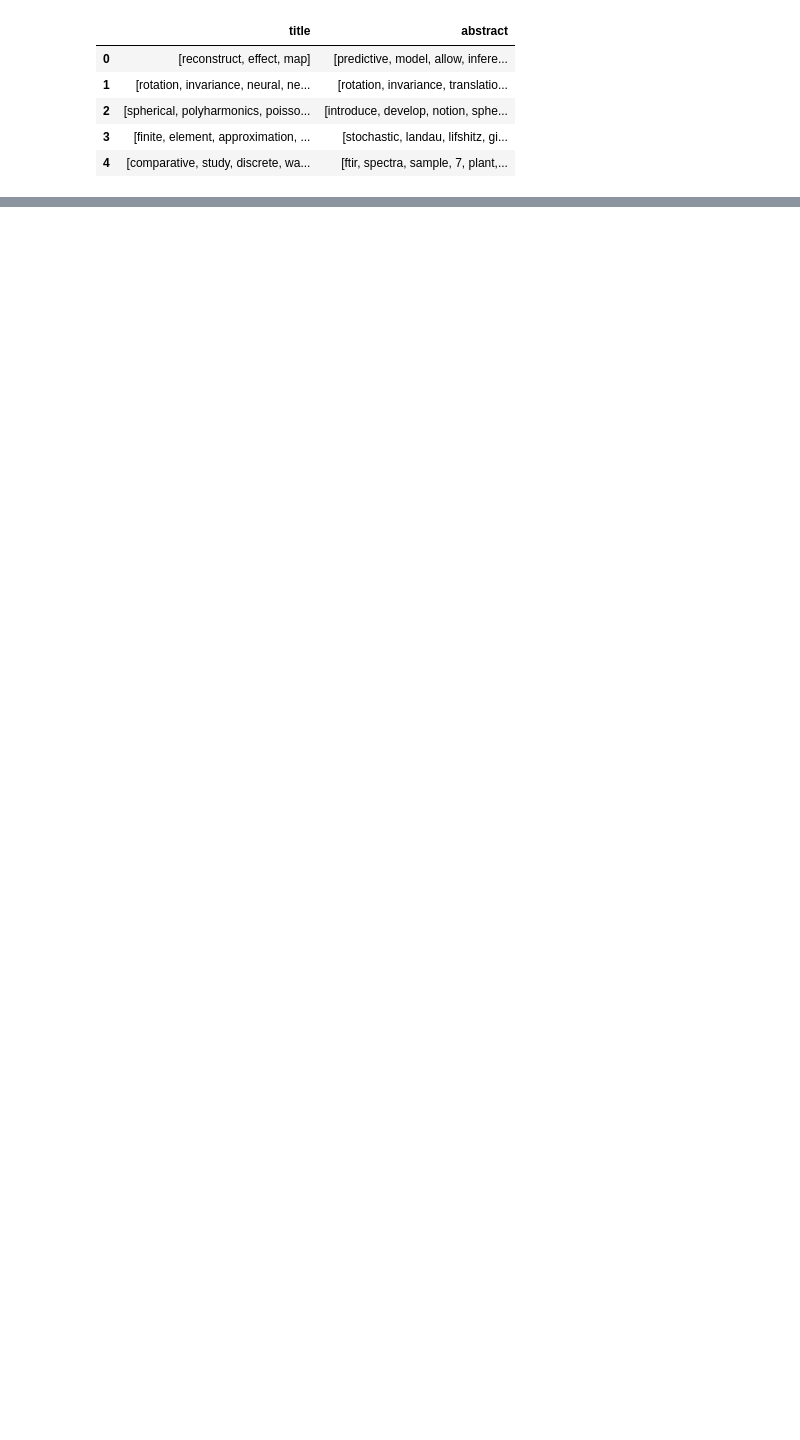
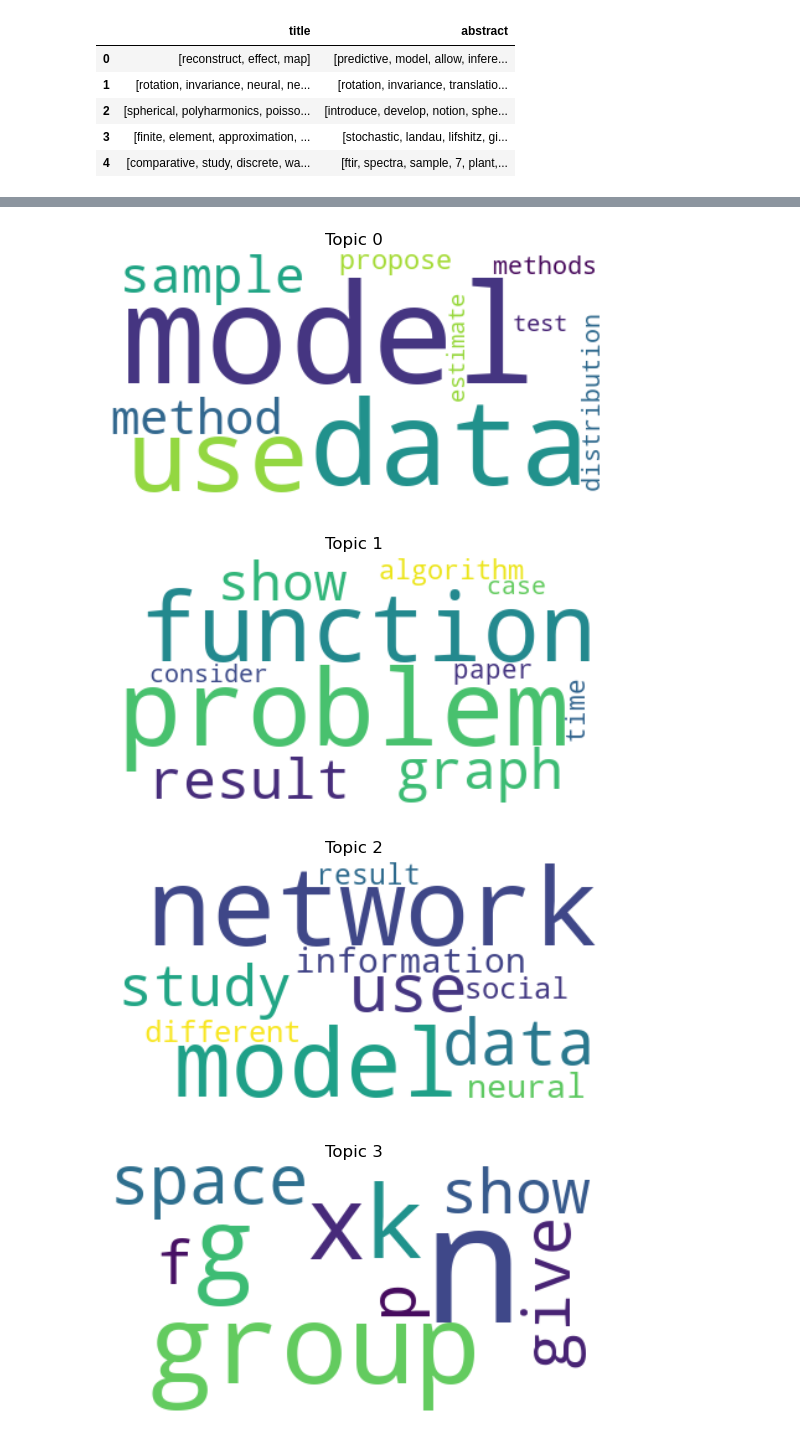
Before and after one commit to RainChew/Topic-Modeling-for-Research-Articles, a Jupyter notebook: Part2.ipynb, the cells around one changed output, grey strips where cells are left out. Drawn from its saved outputs; the diff is of its cells as text; code cells hidden in the pictures; blank space fills up the shorter version.

```diff
--- a/Part2.ipynb
+++ b/Part2.ipynb
@@ -62,0 +178,15 @@ for idx, topic in lda_model.print_topics(-1):
+# %%
+from gensim.models import LdaModel
+from gensim.corpora import Dictionary
+
+# Assuming 'corpus' and 'dictionary' contain the bag-of-words corpus and dictionary created from your preprocessed data
+
+# Define the optimal number of topics
+num_topics = 8
+
+# Train the LDA model
+lda_model = LdaModel(corpus, num_topics=num_topics, id2word=dictionary, passes=10)
+
+# Print the topics and their top words
+for idx, topic in lda_model.print_topics(-1):
+    print(f'Topic: {idx} \nWords: {topic}\n')
@@ -62,0 +211,20 @@ for idx, topic in lda_model.print_topics(-1):
+# %%
+from wordcloud import WordCloud
+import matplotlib.pyplot as plt
+
+# Generate word clouds for each topic
+for idx, topic in lda_model.show_topics(formatted=False):
+    word_freq = {word: freq for word, freq in topic}
+    wordcloud = WordCloud(background_color='white').generate_from_frequencies(word_freq)
+
+    # Plot word cloud
+    plt.figure()
+    plt.imshow(wordcloud, interpolation='bilinear')
+    plt.title(f'Topic {idx}')
+    plt.axis('off')
+    plt.show()
+# %% [output]
+[figure, added]
+[figure, added]
+[figure, added]
+[figure, added]
```
Also changed, not shown: parts of 15 cells of this notebook, 1 other file.
